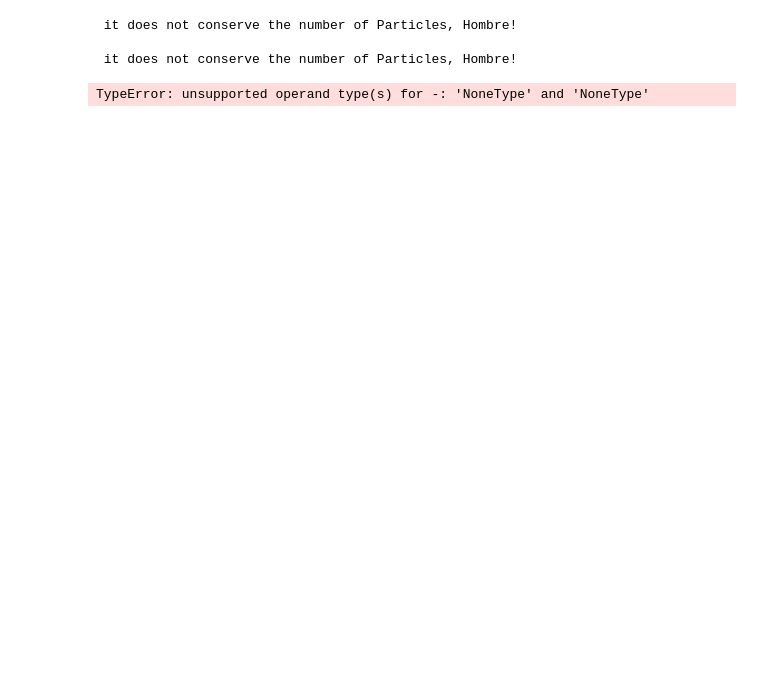
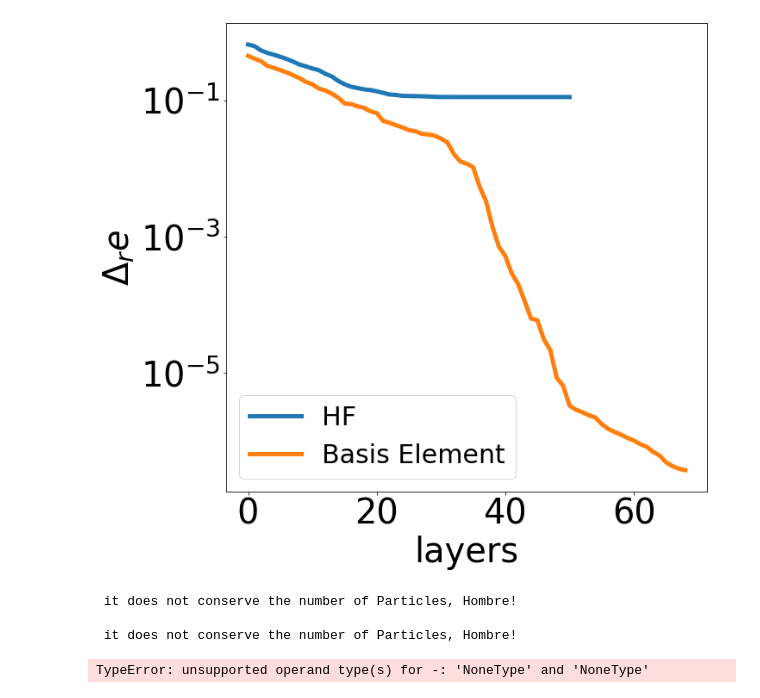
Before and after one commit to emacosta95/QuantumMachineLearningFermions, a Jupyter notebook: NuclearPhysics.ipynb, the cells around one changed output. Cells and saved outputs as stored; diff of their text form; code cells hidden in the pictures; blank space fills up the shorter version.

```diff
--- a/NuclearPhysics.ipynb
+++ b/NuclearPhysics.ipynb
@@ -185,12 +339,19 @@ condition= False
 KeyboardInterrupt:
+# %%
+rel_error_base = [np.abs((e_min - egs) / egs) for e_min in history_energy]
+# %%
+rel_error_hf = [np.abs((e_min - egs) / egs) for e_min in history_energy]
 # %%
-rel_error=[np.abs((e_min-egs)/egs) for e_min in history_hf]
-
 plt.figure(figsize=(10,10))
-plt.plot(rel_error,linewidth=5)
-plt.xlabel('epochs',fontsize=40)
+plt.plot(rel_error_hf,linewidth=5,label='HF')
+plt.plot(rel_error_base, linewidth=5,label='Basis Element')
+plt.xlabel('layers',fontsize=40)
+plt.legend(fontsize=30)
 plt.semilogy()
 plt.ylabel(r'$\Delta_r e$',fontsize=40)
 plt.tick_params(axis='both', which='major', labelsize=40)
+plt.tick_params(axis="both", which="minor", labelsize=40)
 plt.show()
+# %% [output]
+[figure, added]
 # %%
```
Also changed, not shown: parts of 11 cells of this notebook, 14 other files.
